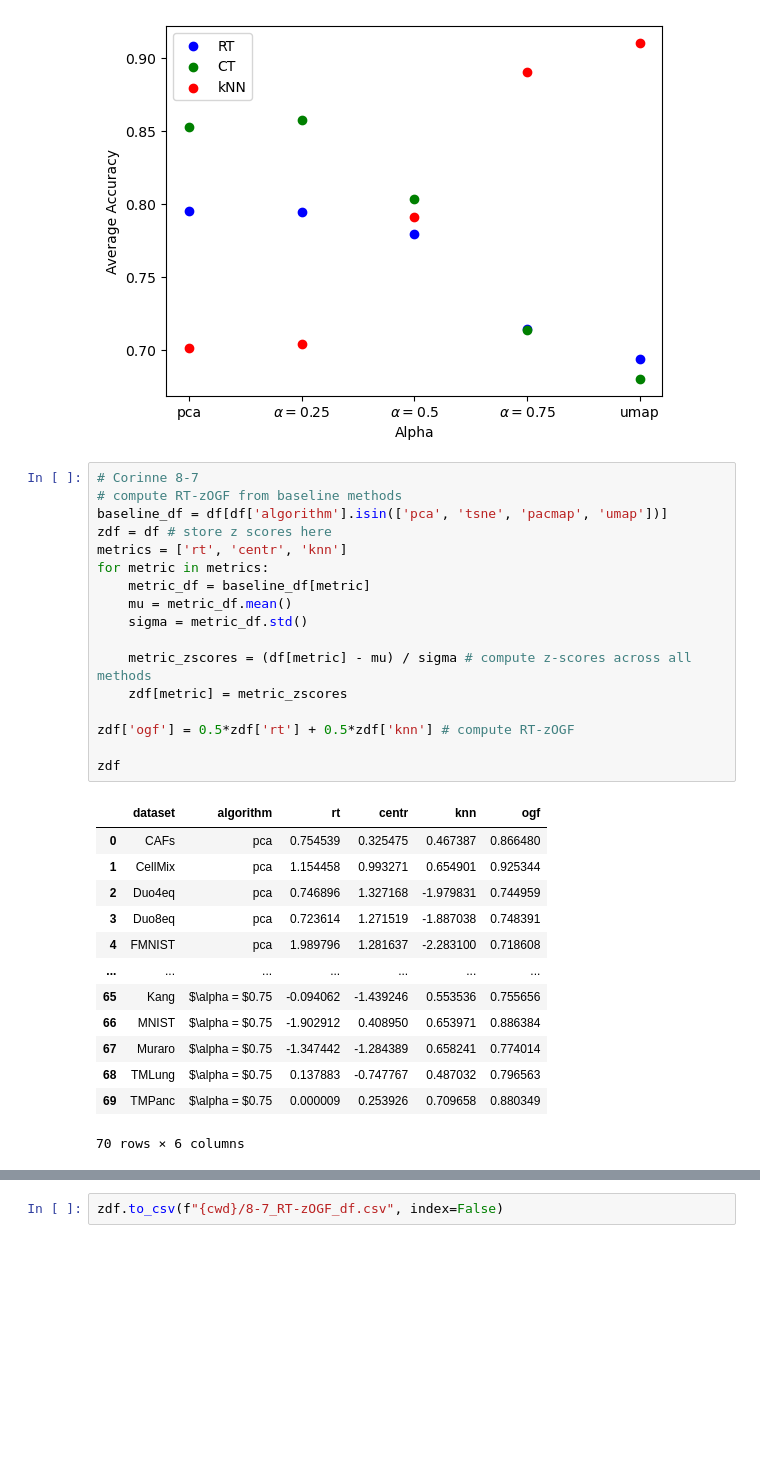
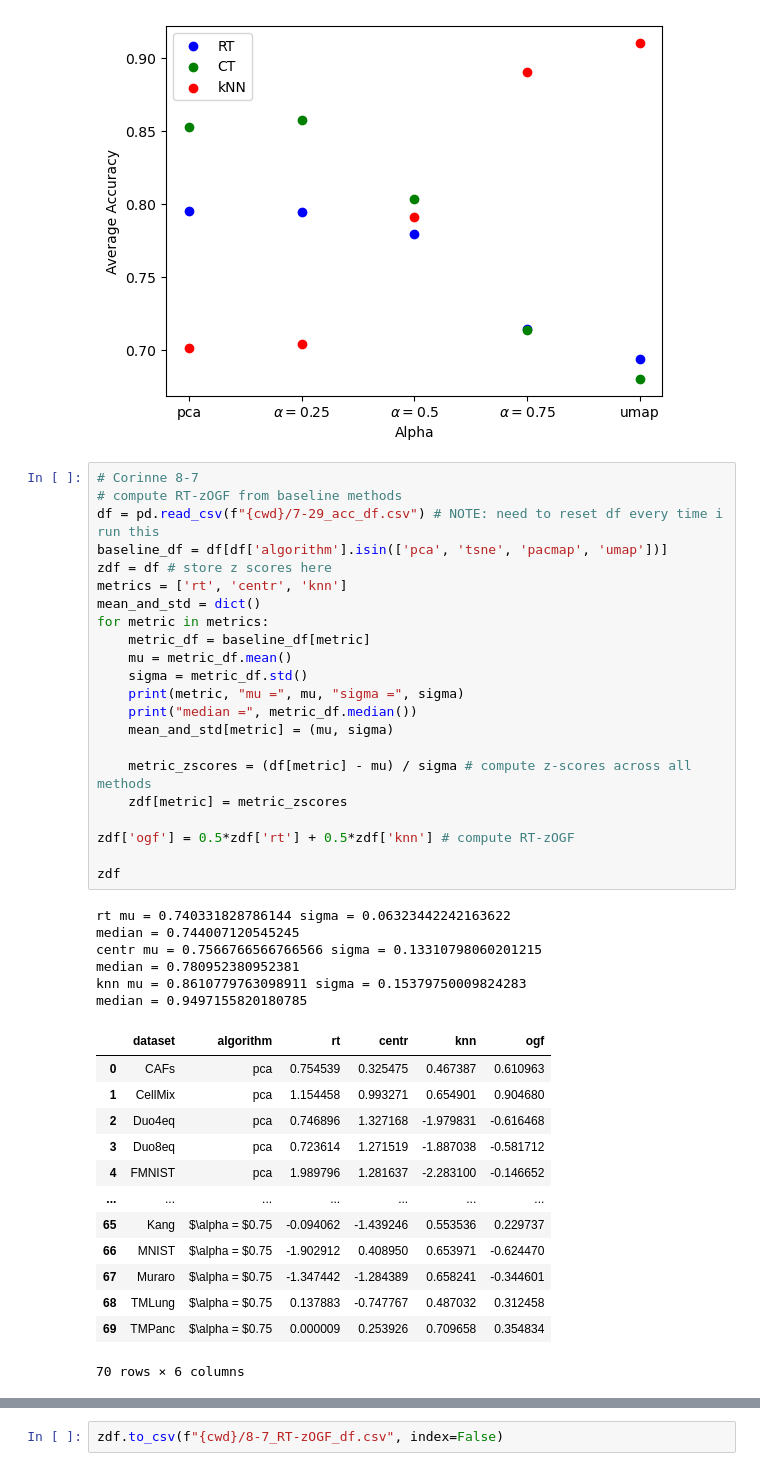
Before and after one commit to corinne-ort/drpaper25, a Jupyter notebook: curves.ipynb, the cells around one changed output, grey strips where cells are left out. Cells and saved outputs as stored; diff of their text form; blank space fills up the shorter version.

Commit message:
alpha star code started

```diff
--- a/curves.ipynb
+++ b/curves.ipynb
@@ -45,31 +45,42 @@ knn Mean: 0.7995 std: 0.0888
 # %%
 # Corinne 8-7
 # compute RT-zOGF from baseline methods
+df = pd.read_csv(f"{cwd}/7-29_acc_df.csv") # NOTE: need to reset df every time i run this
 baseline_df = df[df['algorithm'].isin(['pca', 'tsne', 'pacmap', 'umap'])]
 zdf = df # store z scores here
 metrics = ['rt', 'centr', 'knn']
+mean_and_std = dict()
 for metric in metrics:
     metric_df = baseline_df[metric]
     mu = metric_df.mean()
     sigma = metric_df.std()
+    print(metric, "mu =", mu, "sigma =", sigma)
+    print("median =", metric_df.median())
+    mean_and_std[metric] = (mu, sigma)
 
     metric_zscores = (df[metric] - mu) / sigma # compute z-scores across all methods
     zdf[metric] = metric_zscores
 
 zdf['ogf'] = 0.5*zdf['rt'] + 0.5*zdf['knn'] # compute RT-zOGF
 
 zdf
 # %% [output]
+rt mu = 0.740331828786144 sigma = 0.06323442242163622
+median = 0.744007120545245
+centr mu = 0.7566766566766566 sigma = 0.13310798060201215
+median = 0.780952380952381
+knn mu = 0.8610779763098911 sigma = 0.15379750009824283
+median = 0.9497155820180785
 |  | dataset | algorithm | rt | centr | knn | ogf |
-| 0 | CAFs | pca | 0.754539 | 0.325475 | 0.467387 | 0.866480 |
-| 1 | CellMix | pca | 1.154458 | 0.993271 | 0.654901 | 0.925344 |
-| 2 | Duo4eq | pca | 0.746896 | 1.327168 | -1.979831 | 0.744959 |
-| 3 | Duo8eq | pca | 0.723614 | 1.271519 | -1.887038 | 0.748391 |
-| 4 | FMNIST | pca | 1.989796 | 1.281637 | -2.283100 | 0.718608 |
+| 0 | CAFs | pca | 0.754539 | 0.325475 | 0.467387 | 0.610963 |
+| 1 | CellMix | pca | 1.154458 | 0.993271 | 0.654901 | 0.904680 |
+| 2 | Duo4eq | pca | 0.746896 | 1.327168 | -1.979831 | -0.616468 |
+| 3 | Duo8eq | pca | 0.723614 | 1.271519 | -1.887038 | -0.581712 |
+| 4 | FMNIST | pca | 1.989796 | 1.281637 | -2.283100 | -0.146652 |
 | ... | ... | ... | ... | ... | ... | ... |
-| 65 | Kang | $\alpha = $0.75 | -0.094062 | -1.439246 | 0.553536 | 0.755656 |
-| 66 | MNIST | $\alpha = $0.75 | -1.902912 | 0.408950 | 0.653971 | 0.886384 |
-| 67 | Muraro | $\alpha = $0.75 | -1.347442 | -1.284389 | 0.658241 | 0.774014 |
-| 68 | TMLung | $\alpha = $0.75 | 0.137883 | -0.747767 | 0.487032 | 0.796563 |
-| 69 | TMPanc | $\alpha = $0.75 | 0.000009 | 0.253926 | 0.709658 | 0.880349 |
+| 65 | Kang | $\alpha = $0.75 | -0.094062 | -1.439246 | 0.553536 | 0.229737 |
+| 66 | MNIST | $\alpha = $0.75 | -1.902912 | 0.408950 | 0.653971 | -0.624470 |
+| 67 | Muraro | $\alpha = $0.75 | -1.347442 | -1.284389 | 0.658241 | -0.344601 |
+| 68 | TMLung | $\alpha = $0.75 | 0.137883 | -0.747767 | 0.487032 | 0.312458 |
+| 69 | TMPanc | $\alpha = $0.75 | 0.000009 | 0.253926 | 0.709658 | 0.354834 |
-70 rows × 6 columns
+70 rows × 6 columns
```
Also changed, not shown: parts of 2 cells of this notebook, 2 other files.
